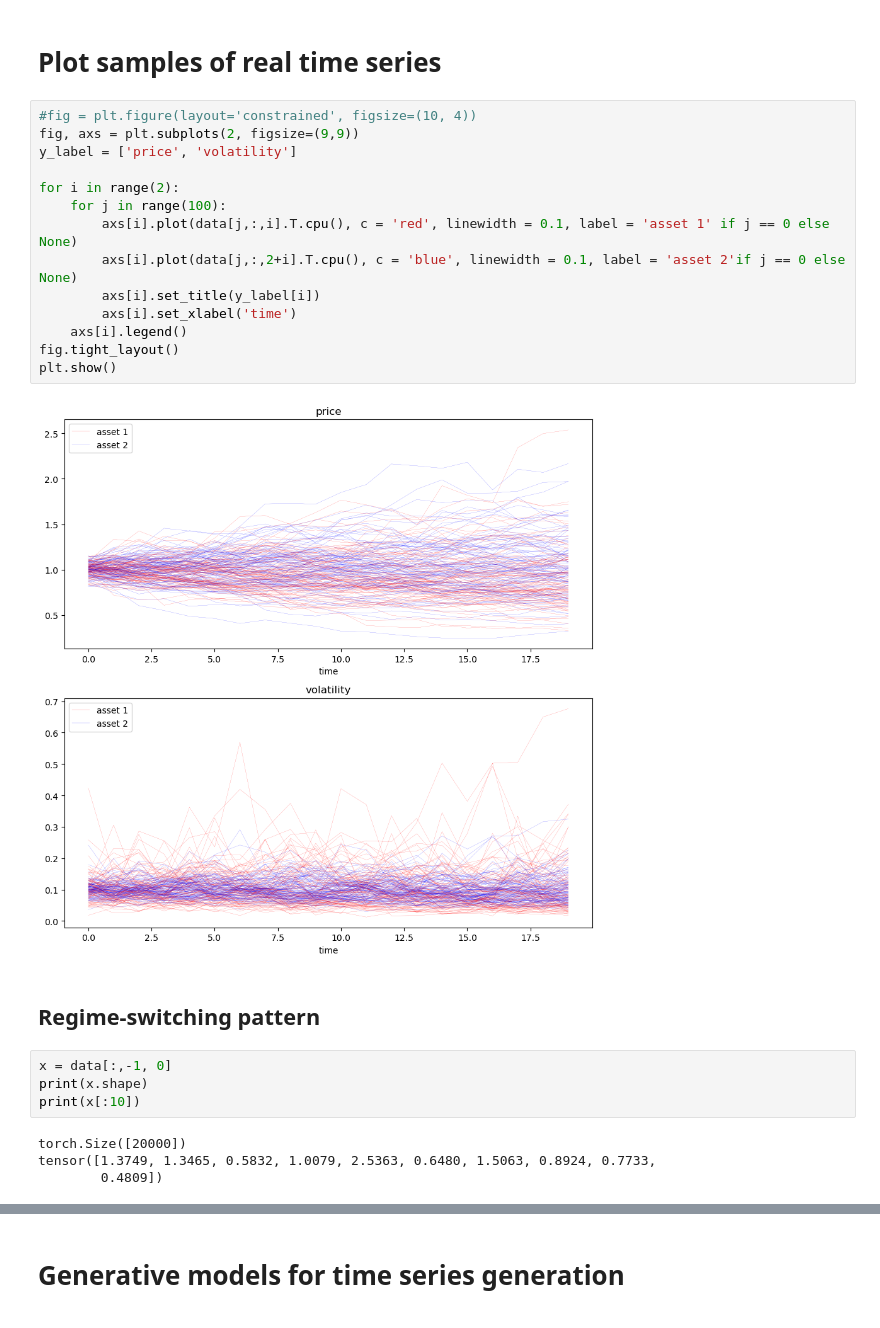
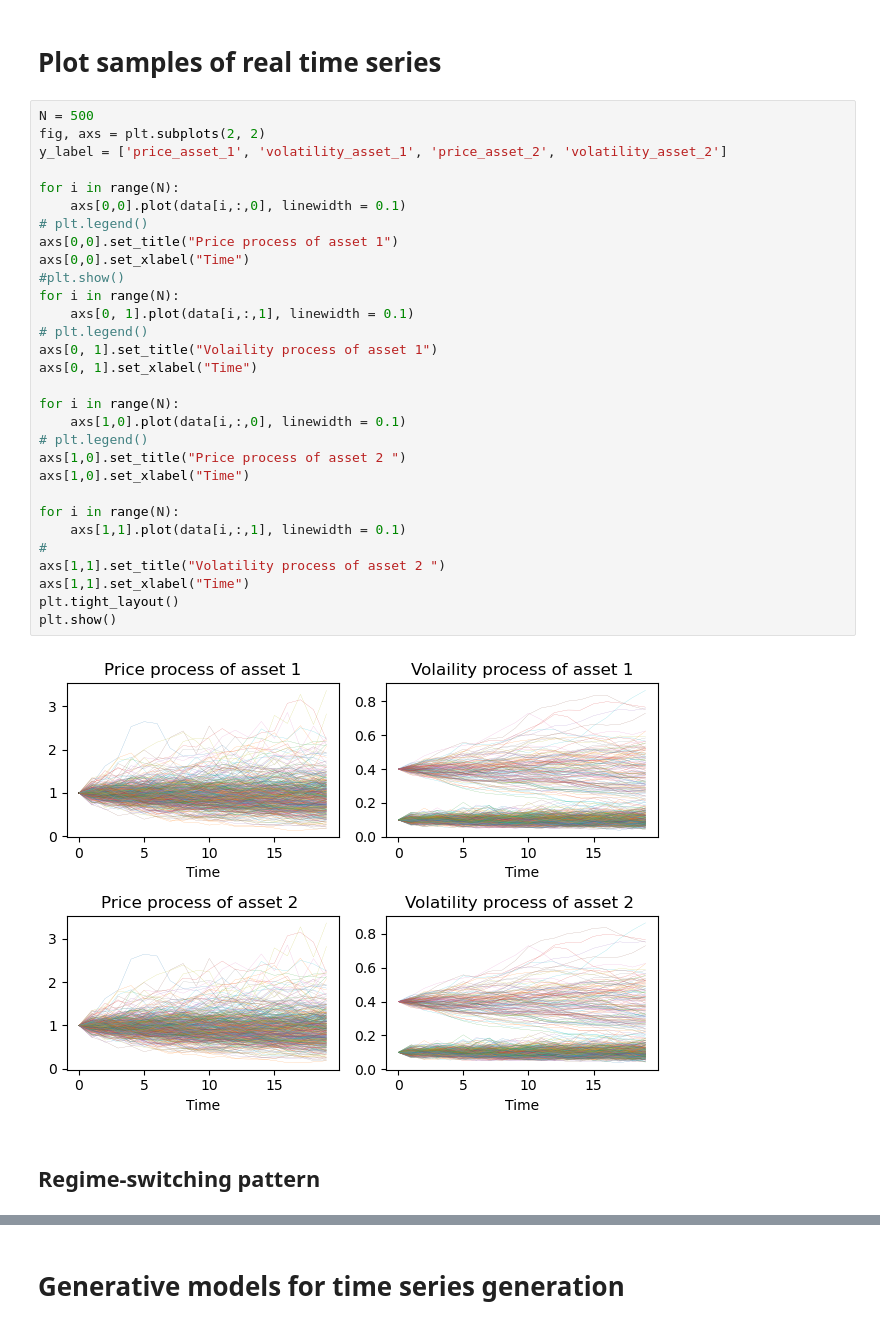
Before and after one commit to tjj0502/hackathon_starting_kit, a Jupyter notebook: example_pipeline.ipynb, the cells around one changed output, grey strips where cells are left out. Saved outputs shown, nothing was run; the diff lists cells and outputs as text.

```diff
--- a/example_pipeline.ipynb
+++ b/example_pipeline.ipynb
@@ -43,29 +43,37 @@ tensor([[0.0795, 0.0880, 0.0802, 0.1118, 0.1112, 0.3284, 0.1423, 0.0598, 0.1595,
 # %% [markdown]
 # Plot samples of real time series
 # %%
-#fig = plt.figure(layout='constrained', figsize=(10, 4))
-fig, axs = plt.subplots(2, figsize=(9,9))
-y_label = ['price', 'volatility']
+N = 500
+fig, axs = plt.subplots(2, 2)
+y_label = ['price_asset_1', 'volatility_asset_1', 'price_asset_2', 'volatility_asset_2']
 
-for i in range(2):
-    for j in range(100):
-        axs[i].plot(data[j,:,i].T.cpu(), c = 'red', linewidth = 0.1, label = 'asset 1' if j == 0 else None)
-        axs[i].plot(data[j,:,2+i].T.cpu(), c = 'blue', linewidth = 0.1, label = 'asset 2'if j == 0 else None)
-        axs[i].set_title(y_label[i])
-        axs[i].set_xlabel('time')
-    axs[i].legend()
-fig.tight_layout()
+for i in range(N):
+    axs[0,0].plot(data[i,:,0], linewidth = 0.1)
+# plt.legend()
+axs[0,0].set_title("Price process of asset 1")
+axs[0,0].set_xlabel("Time")
+#plt.show()
+for i in range(N):
+    axs[0, 1].plot(data[i,:,1], linewidth = 0.1)
+# plt.legend()
+axs[0, 1].set_title("Volaility process of asset 1")
+axs[0, 1].set_xlabel("Time")
+
+for i in range(N):
+    axs[1,0].plot(data[i,:,0], linewidth = 0.1)
+# plt.legend()
+axs[1,0].set_title("Price process of asset 2 ")
+axs[1,0].set_xlabel("Time")
+
+for i in range(N):
+    axs[1,1].plot(data[i,:,1], linewidth = 0.1)
+#
+axs[1,1].set_title("Volatility process of asset 2 ")
+axs[1,1].set_xlabel("Time")
+plt.tight_layout()
 plt.show()
 # %% [output]
-[figure, old version]
+[figure, new version]
 # %% [markdown]
 ## Regime-switching pattern
-# %%
-x = data[:,-1, 0]
-print(x.shape)
-print(x[:10])
-# %% [output]
-torch.Size([20000])
-tensor([1.3749, 1.3465, 0.5832, 1.0079, 2.5363, 0.6480, 1.5063, 0.8924, 0.7733,
-        0.4809])
 # %%
```
Also changed, not shown: parts of 4 cells of this notebook, 2 other files.
